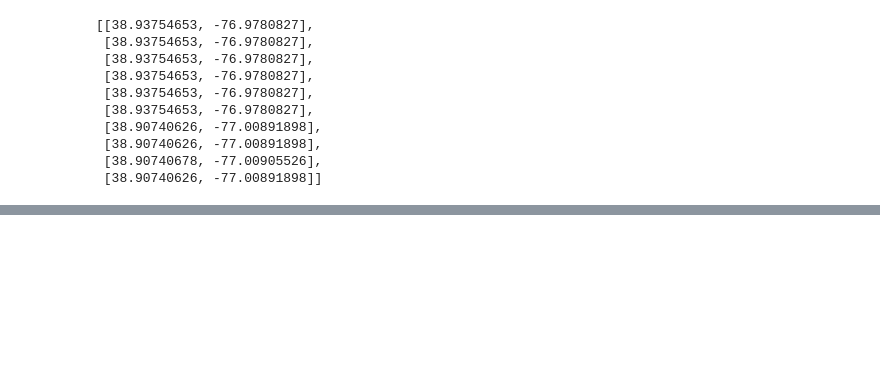
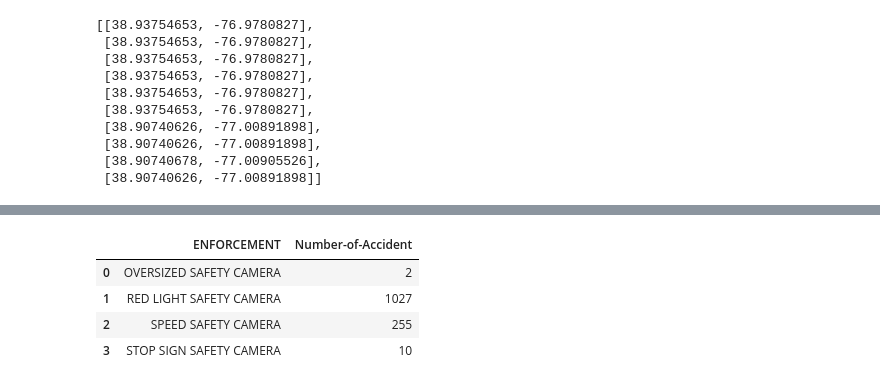
Before and after one commit to terrydiko/INST447Project, a Jupyter notebook: join.ipynb, the cells around one changed output, grey strips where cells are left out. Drawn from its saved outputs; the diff is of its cells as text; code cells hidden in the pictures; blank space fills up the shorter version.

```diff
--- a/join.ipynb
+++ b/join.ipynb
@@ -105,3 +94,13 @@ for xy in x_y:
 m
 # %% [output]
 [interactive output not drawn]
+# %%
+enforment = merge_crash[['ENFORCEMENT', 'TODATE']].groupby('ENFORCEMENT').agg('count').reset_index()
+enforment.columns = ['ENFORCEMENT', 'Number-of-Accident']
+enforment
+# %% [output]
+|  | ENFORCEMENT | Number-of-Accident |
+| 0 | OVERSIZED SAFETY CAMERA | 2 |
+| 1 | RED LIGHT SAFETY CAMERA | 1027 |
+| 2 | SPEED SAFETY CAMERA | 255 |
+| 3 | STOP SIGN SAFETY CAMERA | 10 |
```
Also changed, not shown: parts of 1 cell of this notebook.
